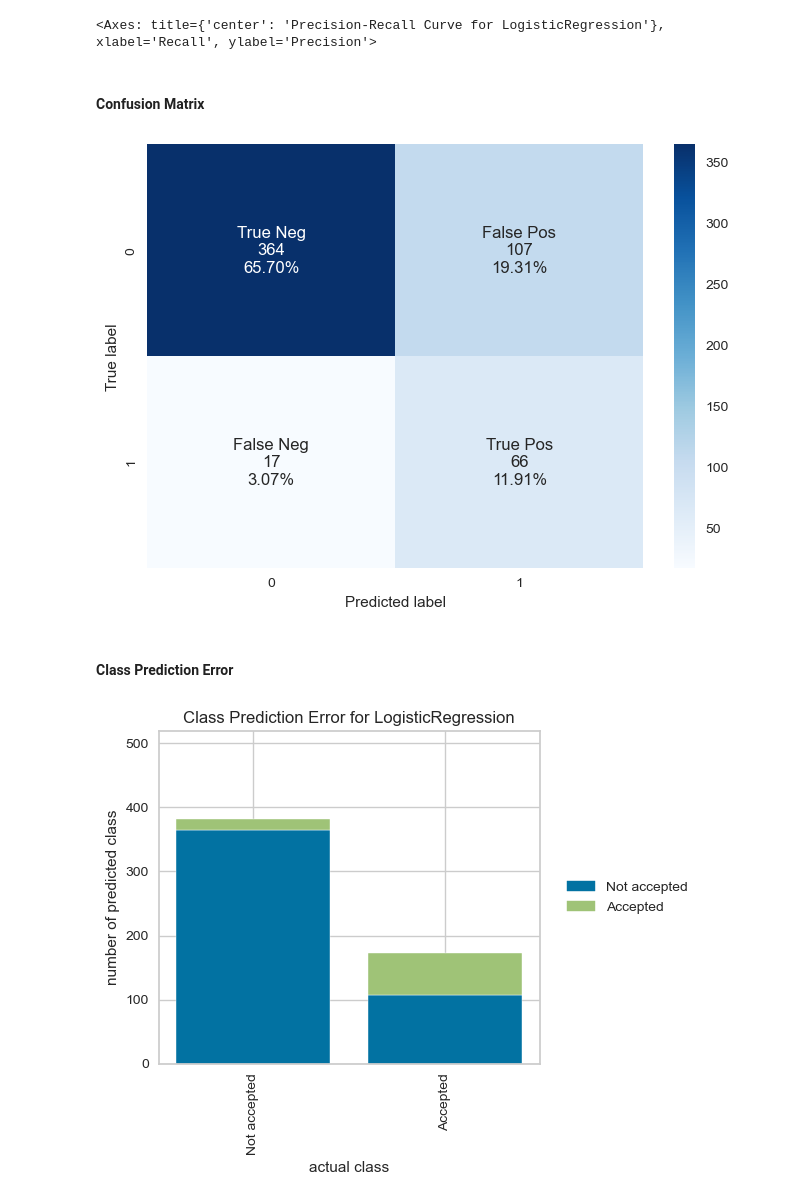
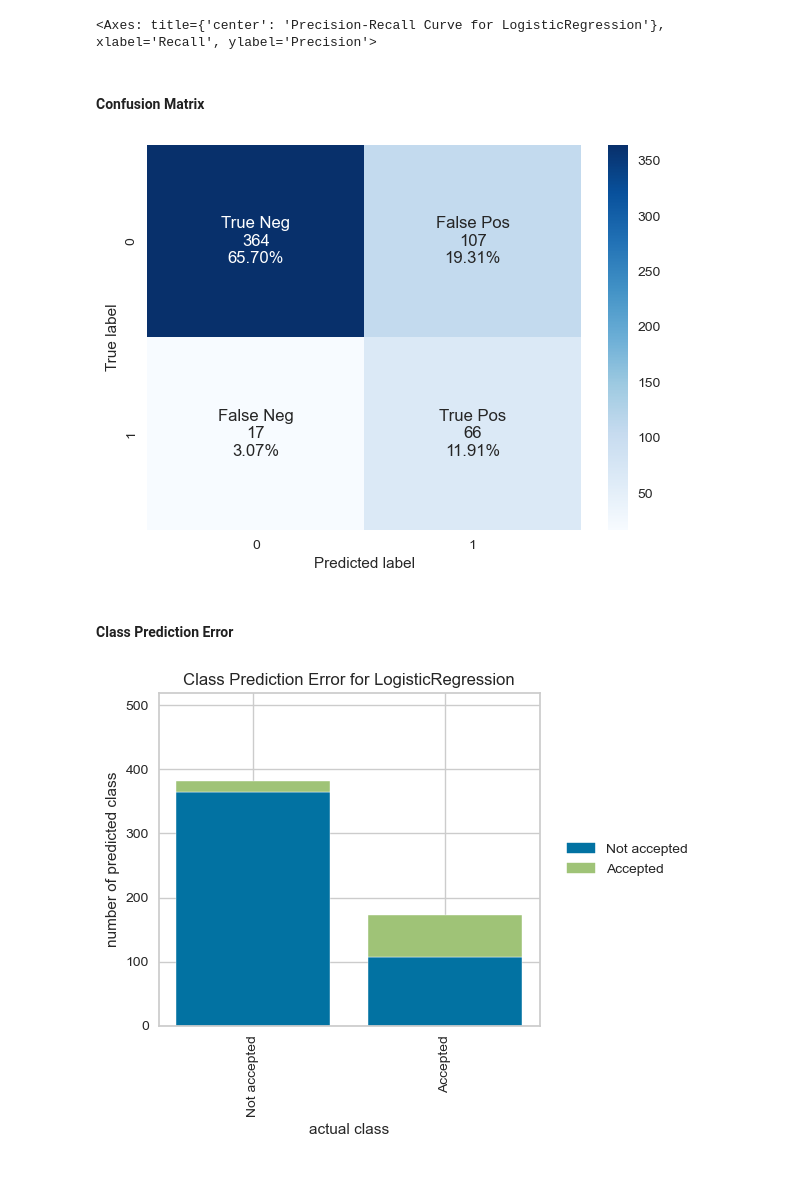
Before and after one commit to emrecanduran/Marketing-Campaign-Response-Prediction, a Jupyter notebook: Best_Model&Data_Prep&Modeling&Evaluation.ipynb, the cells around one changed output. Cells and saved outputs as stored; diff of their text form; code cells hidden in the pictures; blank space fills up the shorter version.

```diff
--- a/Best_Model&Data_Prep&Modeling&Evaluation.ipynb
+++ b/Best_Model&Data_Prep&Modeling&Evaluation.ipynb
@@ -114,7 +119,9 @@ scikit-learn version: 1.3.2
 # %%
+# Code adapted from: Prof. Nuno Antonio, Machine Learning for Marketing
+# Plus, figsize parameter is added
 # WHY? Visualizing the confusion matrix is a critical step in model evaluation as it provides a detailed, understandable, and actionable insight into the strengths and weaknesses of your model's predictions
 
-# Confusion matrix
+# Confusion matrix function
 def make_confusion_matrix(cf,
                           group_names=None,
                           categories='auto',
@@ -128,14 +135,14 @@ def make_confusion_matrix(cf,
                           cmap='Blues',
                           title=None):
     '''
-    This function will make a pretty plot of an sklearn Confusion Matrix cm using a Seaborn heatmap visualization.
+    This function will make a pretty plot of an sklearn Confusion Matrix cf using a Seaborn heatmap visualization.
     Arguments
     ---------
     cf:            confusion matrix to be passed in
     group_names:   List of strings that represent the labels row by row to be shown in each square.
     categories:    List of strings containing the categories to be displayed on the x,y axis. Default is 'auto'
     count:         If True, show the raw number in the confusion matrix. Default is True.
-    normalize:     If True, show the proportions for each category. Default is True.
+    percent:       If True, show the proportions for each category. Default is True.
     cbar:          If True, show the color bar. The cbar values are based off the values in the confusion matrix.
                    Default is True.
     xyticks:       If True, show x and y ticks. Default is True.
@@ -144,10 +151,8 @@ def make_confusion_matrix(cf,
     figsize:       Tuple representing the figure size. Default will be the matplotlib rcParams value.
     cmap:          Colormap of the values displayed from matplotlib.pyplot.cm. Default is 'Blues'
                    See http://matplotlib.org/examples/color/colormaps_reference.html
-
     title:         Title for the heatmap. Default is None.
     '''
-
 
     # CODE TO GENERATE TEXT INSIDE EACH SQUARE
     blanks = ['' for i in range(cf.size)]
@@ -170,20 +175,16 @@ def make_confusion_matrix(cf,
     box_labels = [f"{v1}{v2}{v3}".strip() for v1, v2, v3 in zip(group_labels,group_counts,group_percentages)]
     box_labels = np.asarray(box_labels).reshape(cf.shape[0],cf.shape[1])
 
-
     # SET FIGURE PARAMETERS ACCORDING TO OTHER ARGUMENTS
-    if figsize==None:
-        #Get default figure size if not set
+    if figsize is None:
         figsize = plt.rcParams.get('figure.figsize')
 
-    if xyticks==False:
-        #Do not show categories if xyticks is False
-        categories=False
-
+    if not xyticks:
+        categories = False
 
     # MAKE THE HEATMAP VISUALIZATION
     plt.figure(figsize=figsize)
-    ax = sns.heatmap(cf,annot=box_labels, fmt="",cmap=cmap,cbar=cbar,xticklabels=categories,yticklabels=categories)
+    ax = sns.heatmap(cf, annot=box_labels, fmt="", cmap=cmap, cbar=cbar, xticklabels=categories, yticklabels=categories)
 
     if xyplotlabels:
         plt.ylabel('True label')
@@ -193,4 +194,6 @@ def make_confusion_matrix(cf,
 
     if title:
         plt.title(title)
+
+    plt.show()
 # %%
@@ -1179,20 +1209,21 @@ visualizer.show()
 [figure]
 <Axes: title={'center': 'Precision-Recall Curve for LogisticRegression'}, xlabel='Recall', ylabel='Precision'>
 # %% [markdown]
-#### Confusion Matrix
+#### **Confusion Matrix**
 # %%
 # Show the confusion matrix
 cf = metrics.confusion_matrix(y_test,y_pred_test)
 labels = ['True Neg','False Pos','False Neg','True Pos']
 categories = ['0', '1']
 make_confusion_matrix(cf,
                       group_names=labels,
                       categories=categories,
-                      cmap='Blues')
+                      cmap='Blues',
+                      figsize=(7,5))
 # %% [output]
-[figure, old version]
+[figure, new version]
 # %% [markdown]
-#### Class Prediction Error
+#### **Class Prediction Error**
 # %%
 classes = ['Not accepted','Accepted']
 plt.figure(figsize=(7,5))
```
Also changed, not shown: parts of 70 cells of this notebook.
